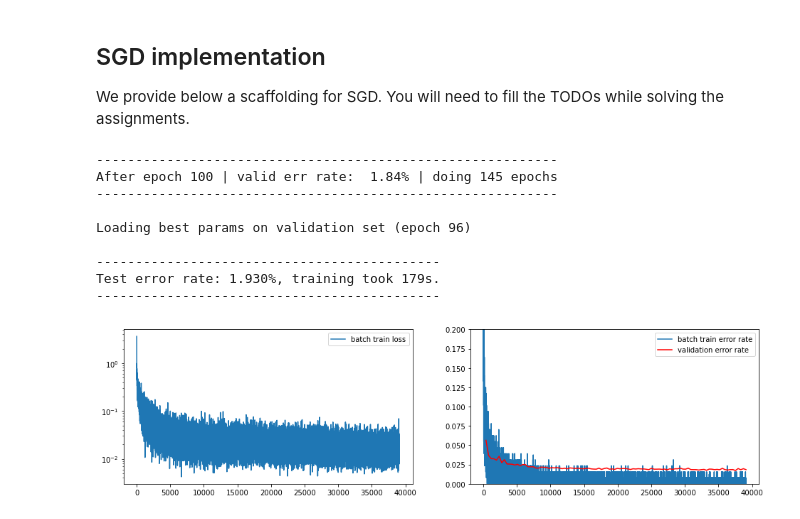
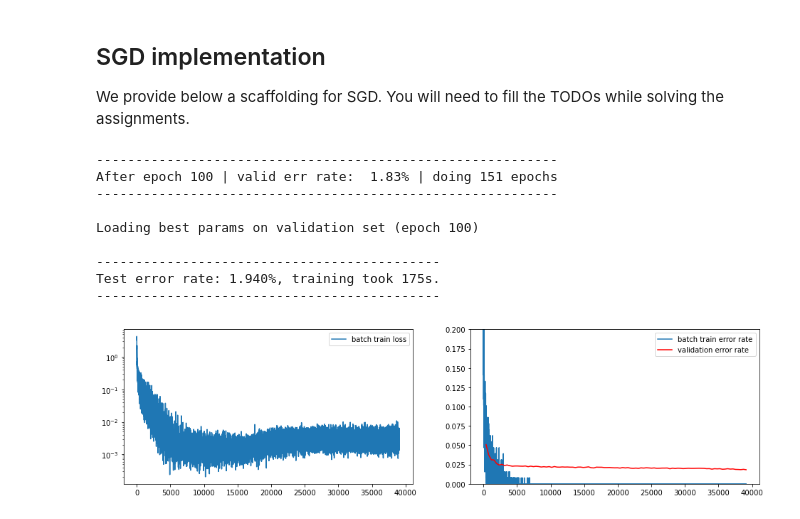
Before and after one commit to jdworzans/nn-and-nlp, a Jupyter notebook: A2.ipynb, the cells around one changed output. Cells and saved outputs as stored; diff of their text form; code cells hidden in the pictures.

Commit message:
Use recommended weight decay and solve problem 2 with seed

```diff
--- a/A2.ipynb
+++ b/A2.ipynb
@@ -413,7 +413,7 @@ def SGD(
                     for (name, p), v in zip(model.named_parameters(), velocities):
                         if "weight" in name:
                             # Penalty for weight decay (L2 regularization)
-                            p.grad += decay * 2 * p
+                            p -= decay * 2 * p
 
                         v[...] = epsilon * v - alpha * p.grad
                         p += v
@@ -483,37 +489,37 @@ model = Model(
 
 with torch.no_grad():
     # Initialize parameters
     for name, p in model.named_parameters():
         if "weight" in name:
             nn.init.xavier_normal_(p, gain=nn.init.calculate_gain("relu"))
         elif "bias" in name:
             p.zero_()
         else:
             raise ValueError('Unknown parameter name "%s"' % name)
 
 def alpha():
-    yield from itertools.repeat(5e-2, 20)
-    yield from itertools.repeat(5e-2 / 2)
+    yield from itertools.repeat(1e-1, 40)
+    yield from itertools.repeat(1e-1 / 2)
 
 # On GPU enabled devices set device='cuda' else set device='cpu'
 t_start = time.time()
-SGD(model, mnist_loaders, alpha=alpha(), epsilon=1e-3, decay=1e-3, max_num_epochs=100, device="cpu")
+SGD(model, mnist_loaders, alpha=alpha(), epsilon=1e-2, decay=1e-5, max_num_epochs=100, device="cpu")
 
 
 test_err_rate = compute_error_rate(model, mnist_loaders["test"])
 m = (
     f"Test error rate: {test_err_rate * 100.0:.3f}%, "
     f"training took {time.time() - t_start:.0f}s."
 )
 print("{0}\n{1}\n{0}".format("-" * len(m), m))
 # %% [output]
 -----------------------------------------------------------
-After epoch 100 | valid err rate:  1.84% | doing 145 epochs
+After epoch 100 | valid err rate:  1.83% | doing 151 epochs
 -----------------------------------------------------------
 
-Loading best params on validation set (epoch 96)
+Loading best params on validation set (epoch 100)
 
 --------------------------------------------
-Test error rate: 1.930%, training took 179s.
+Test error rate: 1.940%, training took 175s.
 --------------------------------------------
-[figure, old version]
+[figure, new version]
```
Also changed, not shown: parts of 1 cell of this notebook.
